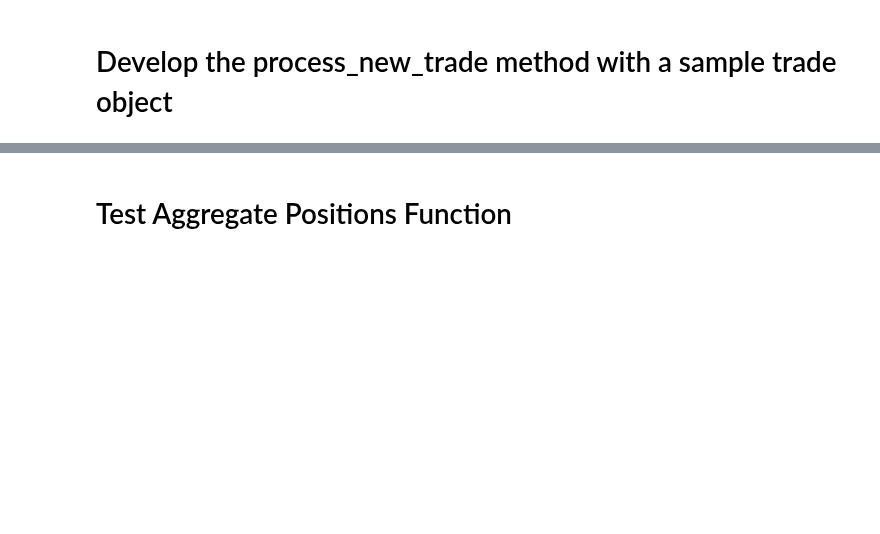
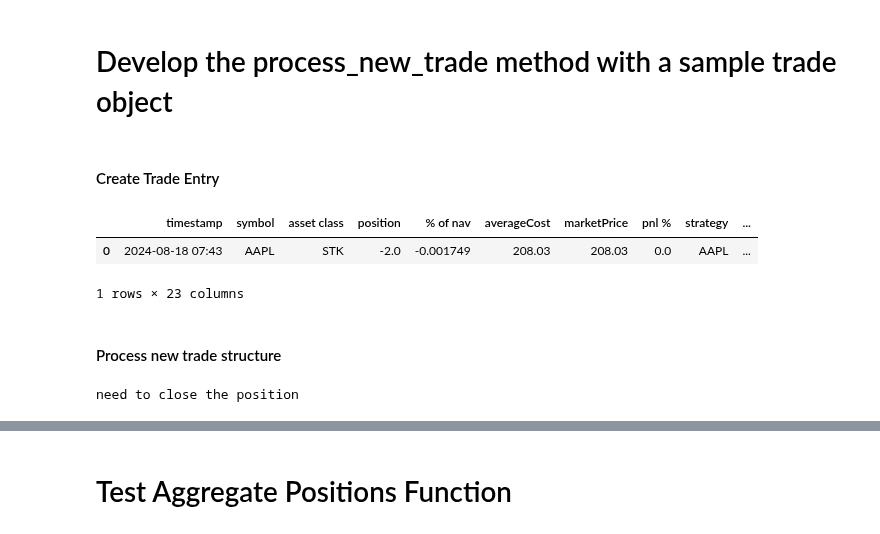
Before and after one commit to lowQuant/IB-Multi-Strategy-ATS, a Jupyter notebook: data_and_research/record_trade.ipynb, the cells around one changed output, grey strips where cells are left out. Saved outputs shown, nothing was run; the diff lists cells and outputs as text; code cells hidden in the pictures; blank space fills up the shorter version.

```diff
--- a/data_and_research/record_trade.ipynb
+++ b/data_and_research/record_trade.ipynb
@@ -812,8 +804,17 @@ strategy_symbol = trade.order.orderRef
+# %% [markdown]
+#### Create Trade Entry
+# %%
+'''Function that processes an ib_insync trade object and stores it in the ArcticDB'''
+# Create a Dataframe compatible with our ArcticDB data structure
+trade_df = create_trade_entry(self,strategy_symbol,trade)
+trade_df
+# %% [output]
+|  | timestamp | symbol | asset class | position | % of nav | averageCost | marketPrice | pnl % | strategy | ... |
+| 0 | 2024-08-18 07:43 | AAPL | STK | -2.0 | -0.001749 | 208.03 | 208.03 | 0.0 | AAPL | ... |
+1 rows × 23 columns
+# %% [markdown]
+#### Process new trade structure
 # %%
-'''Function that processes an ib_insync trade object and stores it in the ArcticDB'''
-# Create a Dataframe compatible with our ArcticDB data structure
-trade_df = self.create_trade_entry(strategy_symbol, trade)
-
 # Check if this is a new position or an update to an existing position
 symbol = trade.contract.symbol
 asset_class = trade.contract.secType
@@ -842,7 +843,7 @@ if existing_position.empty:
     # Simply append new position if it doesn't exist
     df_merged = pd.concat([df_ac_active, trade_df], ignore_index=True)
     # Save the updated positions
-    self.save_portfolio(df_merged)
+    # self.save_portfolio(df_merged)
 else:
     if len(existing_position) > 1:
         print(existing_position)
@@ -851,11 +852,13 @@ else:
     else:
         if existing_position.position.item() + trade_df.position.item() == 0:
             print("need to close the position")
-            self.close_position(existing_position, trade_df)
+            # self.close_position(existing_position, trade_df)
 
         else:
             # Update existing position or close position
             # !TODO: Continue here
             print("need to aggregate positions")#, existing_position, trade_df)
-            df_merged = self.aggregate_positions(existing_position, trade_df)
-            self.save_portfolio(df_merged.reset_index(drop=True))
+            # df_merged = self.aggregate_positions(existing_position, trade_df)
+            # self.save_portfolio(df_merged.reset_index(drop=True))
+# %% [output]
+need to close the position
```
Also changed, not shown: parts of 19 cells of this notebook, 1 other file.
